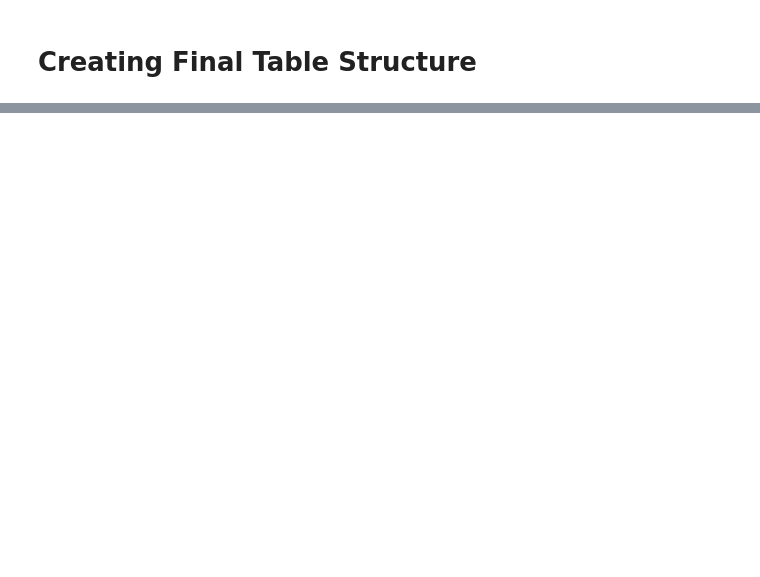
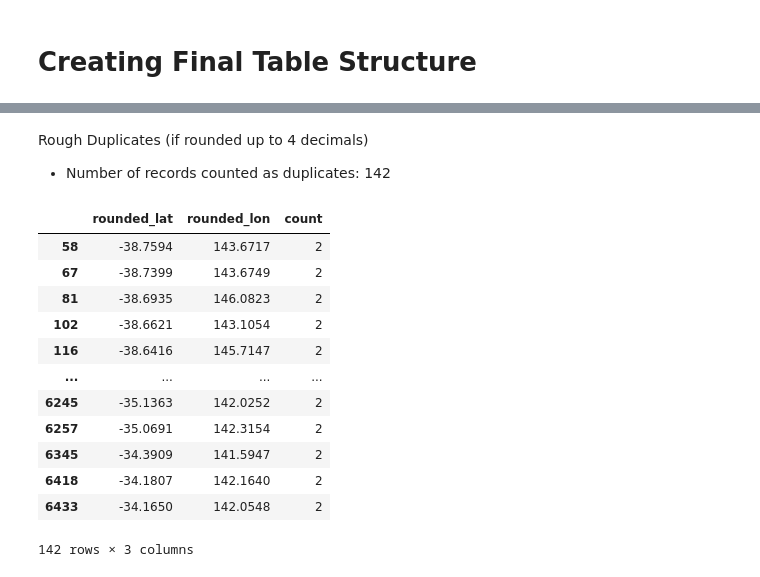
Before and after one commit to CherianK/mobility_mate, a Jupyter notebook: assets/data_preprocessing/dw_toiletdata.ipynb, the cells around one changed output, grey strips where cells are left out. Saved outputs shown, nothing was run; the diff lists cells and outputs as text; code cells hidden in the pictures; blank space fills up the shorter version.

```diff
--- a/assets/data_preprocessing/dw_toiletdata.ipynb
+++ b/assets/data_preprocessing/dw_toiletdata.ipynb
@@ -172,0 +243,30 @@ toilet_data.to_csv("toilet_CSV.csv", index=False)
+# %% [markdown]
+Rough Duplicates (if rounded up to 4 decimals)
+- Number of records counted as duplicates: 142
+# %%
+# Round coordinates to 4 decimal places (~11 meter precision)
+toilets_full['rounded_lat'] = toilets_full['Location_Lat'].round(4)
+toilets_full['rounded_lon'] = toilets_full['Location_Lon'].round(4)
+
+# Check for duplicates on rounded coordinates
+fuzzy_duplicates = toilets_full.duplicated(subset=['rounded_lat', 'rounded_lon'], keep=False)
+
+# Count how many times each location appears
+location_counts = toilets_full.groupby(['rounded_lat', 'rounded_lon']).size().reset_index(name='count')
+duplicate_counts = location_counts[location_counts['count'] > 1]
+
+duplicate_counts
+# %% [output]
+|  | rounded_lat | rounded_lon | count |
+| 58 | -38.7594 | 143.6717 | 2 |
+| 67 | -38.7399 | 143.6749 | 2 |
+| 81 | -38.6935 | 146.0823 | 2 |
+| 102 | -38.6621 | 143.1054 | 2 |
+| 116 | -38.6416 | 145.7147 | 2 |
+| ... | ... | ... | ... |
+| 6245 | -35.1363 | 142.0252 | 2 |
+| 6257 | -35.0691 | 142.3154 | 2 |
+| 6345 | -34.3909 | 141.5947 | 2 |
+| 6418 | -34.1807 | 142.1640 | 2 |
+| 6433 | -34.1650 | 142.0548 | 2 |
+142 rows × 3 columns
```
Also changed, not shown: parts of 9 cells of this notebook.
